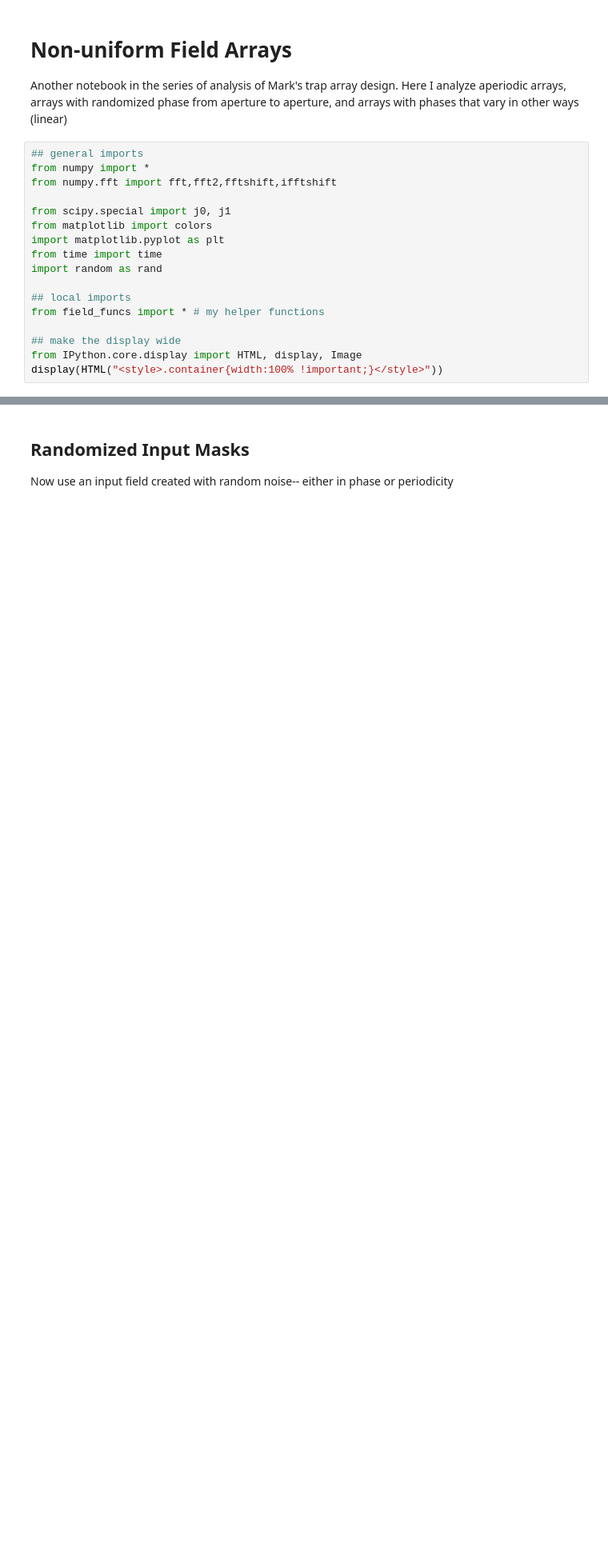
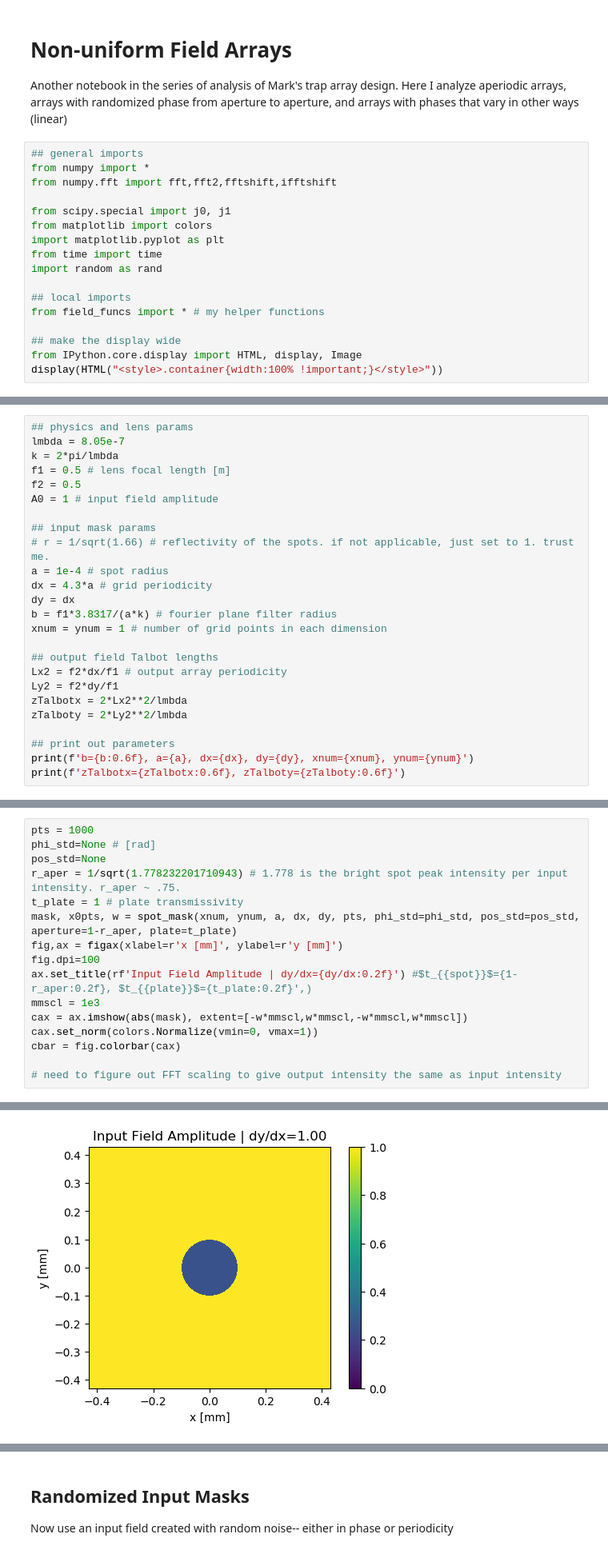
Before and after one commit to prhuft/fourier-optics, a Jupyter notebook: nonuniform_array.ipynb, the cells around one changed output, grey strips where cells are left out. Shown at 80% size. Drawn from its saved outputs; the diff is of its cells as text; blank space fills up the shorter version.

Commit message:
reflective spot calculation

```diff
--- a/nonuniform_array.ipynb
+++ b/nonuniform_array.ipynb
@@ -20,0 +23,25 @@ display(HTML("<style>.container{width:100% !important;}</style>"))
+# %%
+## physics and lens params
+lmbda = 8.05e-7
+k = 2*pi/lmbda
+f1 = 0.5 # lens focal length [m]
+f2 = 0.5
+A0 = 1 # input field amplitude
+
+## input mask params
+# r = 1/sqrt(1.66) # reflectivity of the spots. if not applicable, just set to 1. trust me.
+a = 1e-4 # spot radius
+dx = 4.3*a # grid periodicity
+dy = dx
+b = f1*3.8317/(a*k) # fourier plane filter radius
+xnum = ynum = 1 # number of grid points in each dimension
+
+## output field Talbot lengths
+Lx2 = f2*dx/f1 # output array periodicity
+Ly2 = f2*dy/f1
+zTalbotx = 2*Lx2**2/lmbda
+zTalboty = 2*Ly2**2/lmbda
+
+## print out parameters
+print(f'b={b:0.6f}, a={a}, dx={dx}, dy={dy}, xnum={xnum}, ynum={ynum}')
+print(f'zTalbotx={zTalbotx:0.6f}, zTalboty={zTalboty:0.6f}')
@@ -20,0 +51,17 @@ display(HTML("<style>.container{width:100% !important;}</style>"))
+# %%
+pts = 1000
+phi_std=None # [rad]
+pos_std=None
+r_aper = 1/sqrt(1.778232201710943) # 1.778 is the bright spot peak intensity per input intensity. r_aper ~ .75.
+t_plate = 1 # plate transmissivity
+mask, x0pts, w = spot_mask(xnum, ynum, a, dx, dy, pts, phi_std=phi_std, pos_std=pos_std, aperture=1-r_aper, plate=t_plate)
+fig,ax = figax(xlabel=r'x [mm]', ylabel=r'y [mm]')
+fig.dpi=100
+ax.set_title(rf'Input Field Amplitude | dy/dx={dy/dx:0.2f}') #$t_{{spot}}$={1-r_aper:0.2f}, $t_{{plate}}$={t_plate:0.2f}',)
+mmscl = 1e3
+cax = ax.imshow(abs(mask), extent=[-w*mmscl,w*mmscl,-w*mmscl,w*mmscl])
+cax.set_norm(colors.Normalize(vmin=0, vmax=1))
+cbar = fig.colorbar(cax)
+
+# need to figure out FFT scaling to give output intensity the same as input intensity
+# %% [output]
@@ -20,0 +69 @@ display(HTML("<style>.container{width:100% !important;}</style>"))
+[figure, added]
```
Also changed, not shown: parts of 7 cells of this notebook.
